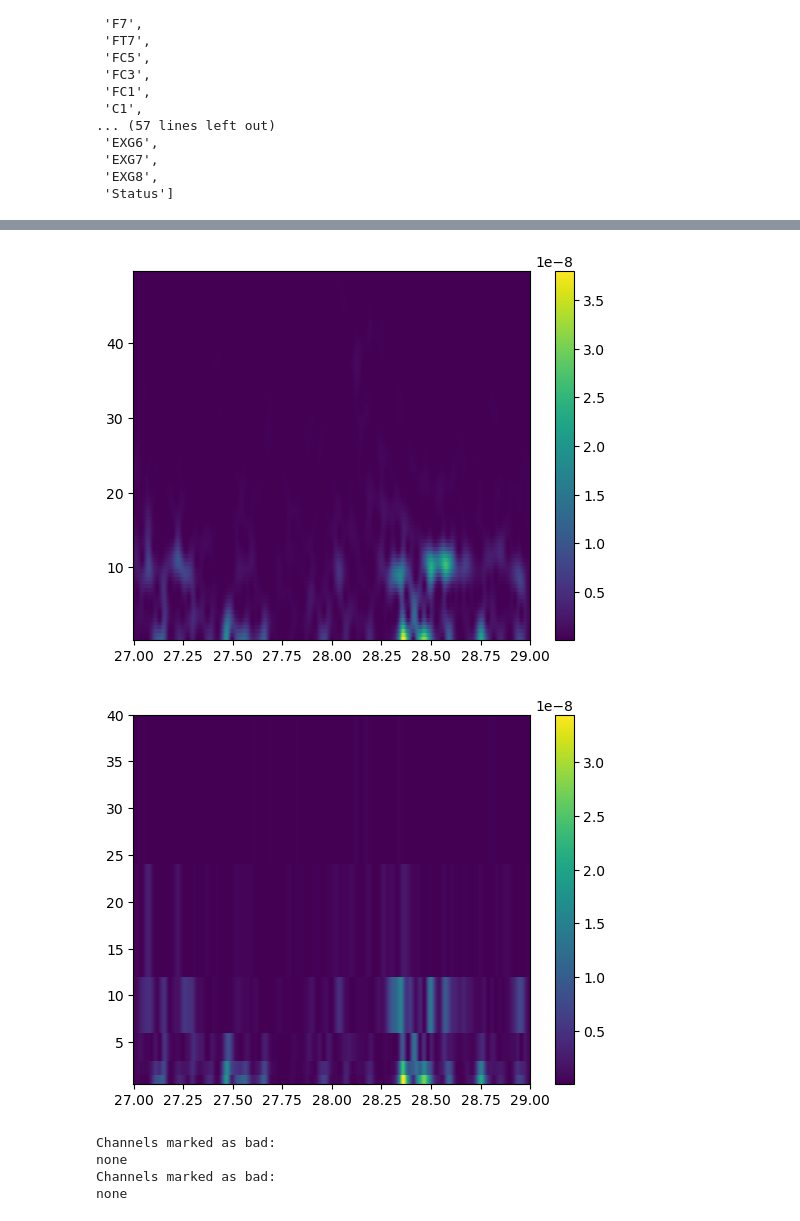
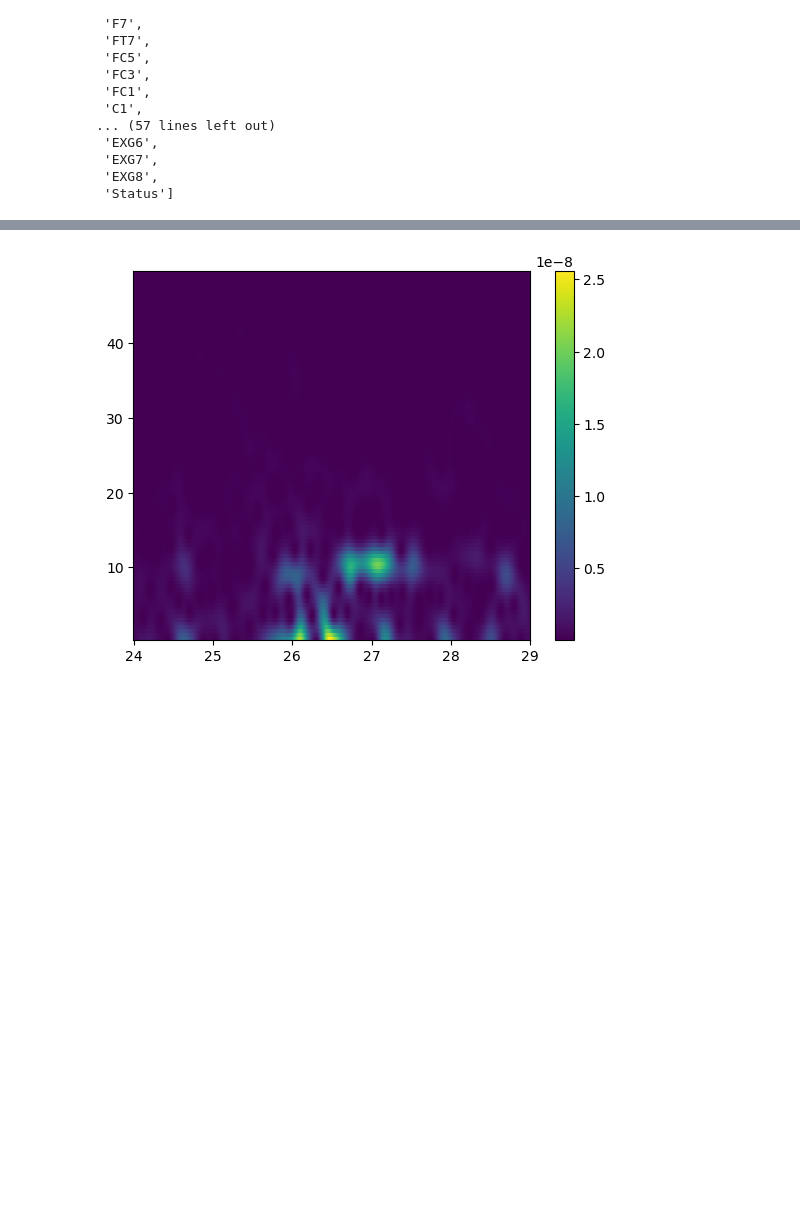
Before and after one commit to Turleyy/EEGresearch, a Jupyter notebook: EEG/read_data_2.ipynb, the cells around one changed output, grey strips where cells are left out. Drawn from its saved outputs; the diff is of its cells as text; code cells hidden in the pictures; blank space fills up the shorter version.

Commit message:
multi channel morlet

```diff
--- a/EEG/read_data_2.ipynb
+++ b/EEG/read_data_2.ipynb
@@ -101,28 +101,15 @@ Using qt as 2D backend.
 # %%
-view_length = 2
-view_start = 27
-view_chan = 'FC3'
-view_data = n_raw.get_data(picks=[view_chan], tmin=20, tmax=view_start+view_length)
+view_length = 5
+view_start = 24
+view_chan = ['FC3', 'FC5']
+view_data = n_raw.get_data(picks=view_chan, tmin=view_start, tmax=view_start+view_length)
 # epoch = mne.Epochs(n_raw, event=None, tmin=view_start, tmax=view_start+view_length)
 epoch = np.expand_dims(view_data, 1)
-
-freqs = np.arange(0.5, 50.0, 0.5)
-test_morlet = mne.time_frequency.tfr_array_morlet(epoch, 256, freqs, freqs/2, output = 'power')
-X, Y = np.meshgrid(np.linspace(view_start, view_start+view_length, view_data.shape[1]), freqs)
-plt.pcolormesh(X, Y, test_morlet[0, 0])
+freqs_1 = np.arange(0.5, 50.0, 0.5)
+test_morlet_1 = mne.time_frequency.tfr_array_morlet(epoch, 256, freqs_1, freqs_1/2, output = 'power')
+X_1, Y_1 = np.meshgrid(np.linspace(view_start, view_start+view_length, view_data.shape[1]), freqs_1)
+plt.pcolormesh(X_1, Y_1, test_morlet_1[0, 0])
 plt.colorbar()
 plt.show()
-
-freqs = np.array([1, 2, 4, 8, 16, 32])
-test_morlet = mne.time_frequency.tfr_array_morlet(epoch, 256, freqs, freqs/2, output = 'power')
-X, Y = np.meshgrid(np.linspace(view_start, view_start+view_length, view_data.shape[1]), freqs)
-plt.pcolormesh(X, Y, test_morlet[0, 0])
-plt.colorbar()
-plt.show()
 # %% [output]
-[figure, old version]
+[figure, new version]
-[figure, removed]
-Channels marked as bad:
-none
-Channels marked as bad:
-none
```
Also changed, not shown: parts of 5 cells of this notebook.
